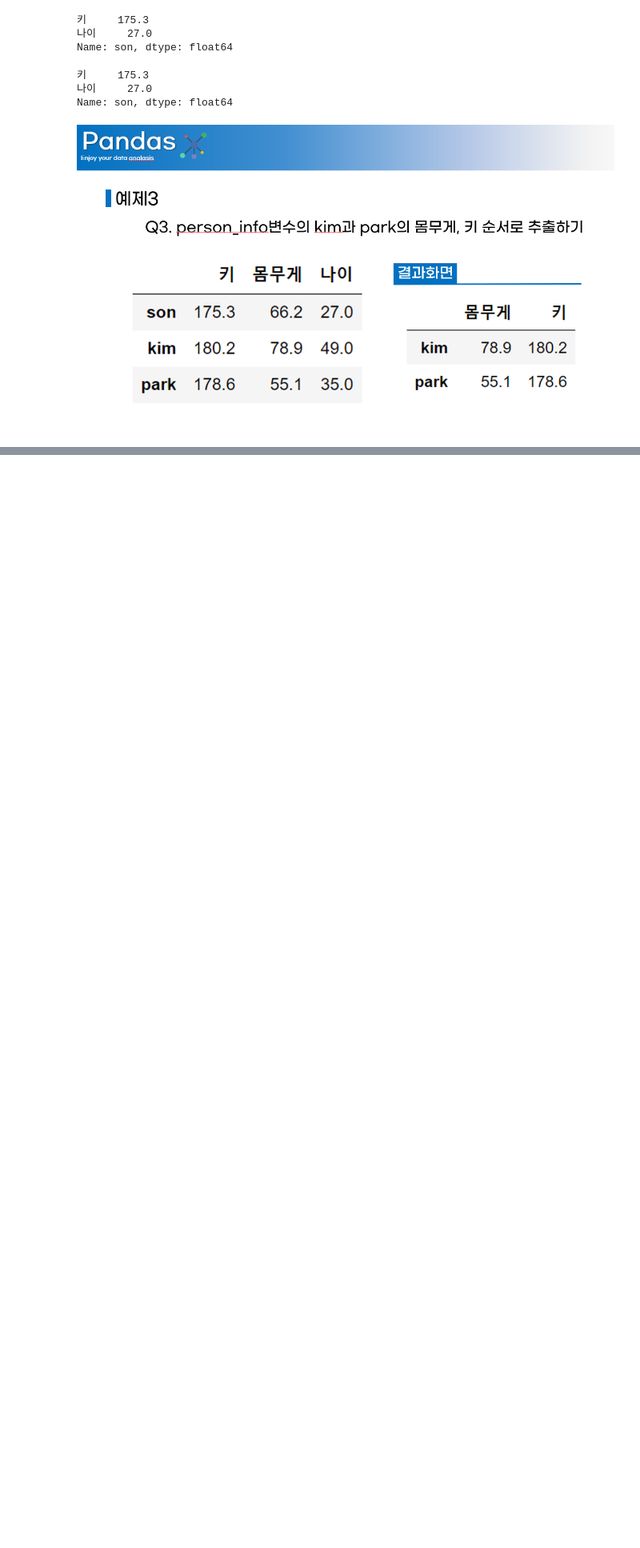
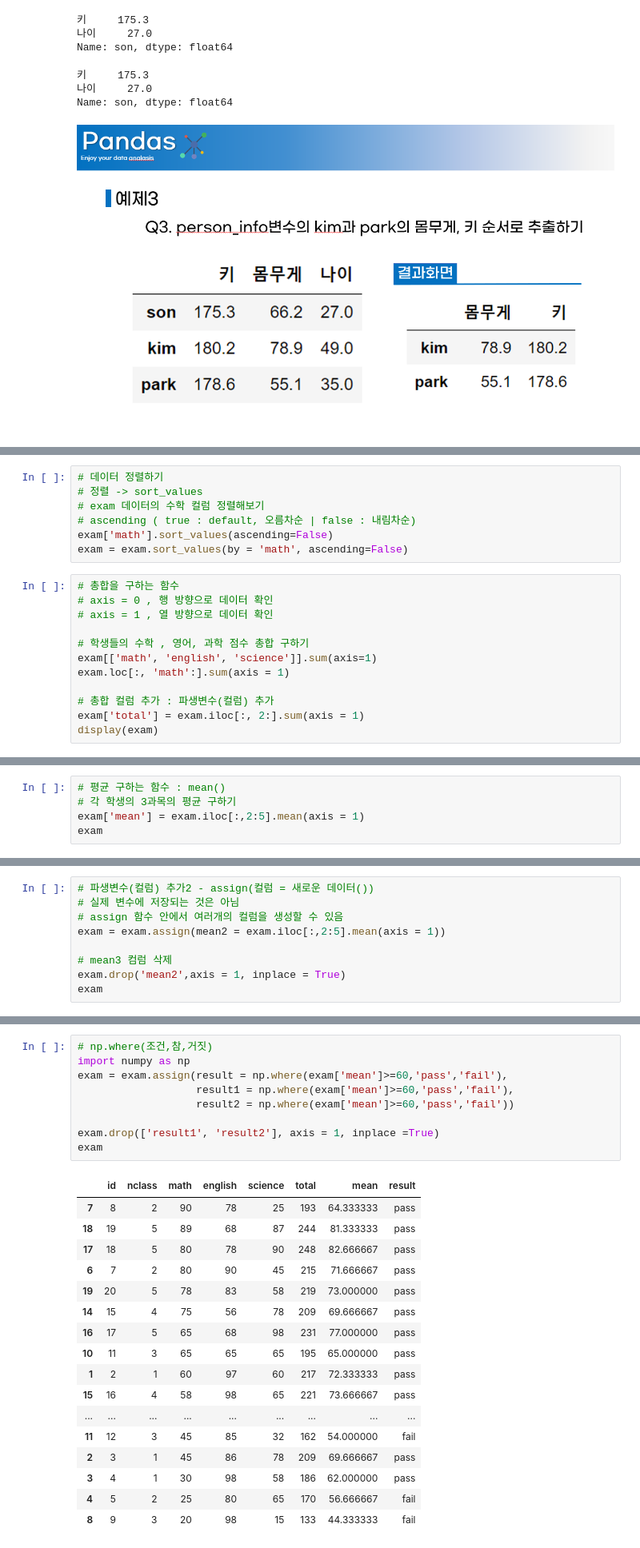
Before and after one commit to sentimentalhoon/MyPython, a Jupyter notebook: python_lib/ex_04_pands_module.ipynb, the cells around one changed output, grey strips where cells are left out. Shown at 80% size. Drawn from its saved outputs; the diff is of its cells as text; blank space fills up the shorter version.

```diff
--- a/python_lib/ex_04_pands_module.ipynb
+++ b/python_lib/ex_04_pands_module.ipynb
@@ -350,0 +498,19 @@ display(
+# %%
+# 데이터 정렬하기
+# 정렬 -> sort_values
+# exam 데이터의 수학 컬럼 정렬해보기
+# ascending ( true : default, 오름차순 | false : 내림차순)
+exam['math'].sort_values(ascending=False)
+exam = exam.sort_values(by = 'math', ascending=False)
+# %%
+# 총합을 구하는 함수
+# axis = 0 , 행 방향으로 데이터 확인
+# axis = 1 , 열 방향으로 데이터 확인
+
+# 학생들의 수학 , 영어, 과학 점수 총합 구하기
+exam[['math', 'english', 'science']].sum(axis=1)
+exam.loc[:, 'math':].sum(axis = 1)
+
+# 총합 컬럼 추가 : 파생변수(컬럼) 추가
+exam['total'] = exam.iloc[:, 2:].sum(axis = 1)
+display(exam)
@@ -350,0 +535,5 @@ display(
+# %%
+# 평균 구하는 함수 : mean()
+# 각 학생의 3과목의 평균 구하기
+exam['mean'] = exam.iloc[:,2:5].mean(axis = 1)
+exam
@@ -350,0 +558,9 @@ display(
+# %%
+# 파생변수(컬럼) 추가2 - assign(컬럼 = 새로운 데이터())
+# 실제 변수에 저장되는 것은 아님
+# assign 함수 안에서 여러개의 컬럼을 생성할 수 있음
+exam = exam.assign(mean2 = exam.iloc[:,2:5].mean(axis = 1))
+
+# mean3 컴럼 삭제
+exam.drop('mean2',axis = 1, inplace = True)
+exam
@@ -350,0 +585,27 @@ display(
+# %%
+# np.where(조건,참,거짓)
+import numpy as np
+exam = exam.assign(result = np.where(exam['mean']>=60,'pass','fail'),
+                   result1 = np.where(exam['mean']>=60,'pass','fail'),
+                   result2 = np.where(exam['mean']>=60,'pass','fail'))
+
+exam.drop(['result1', 'result2'], axis = 1, inplace =True)
+exam
+# %% [output]
+|  | id | nclass | math | english | science | total | mean | result |
+| 7 | 8 | 2 | 90 | 78 | 25 | 193 | 64.333333 | pass |
+| 18 | 19 | 5 | 89 | 68 | 87 | 244 | 81.333333 | pass |
+| 17 | 18 | 5 | 80 | 78 | 90 | 248 | 82.666667 | pass |
+| 6 | 7 | 2 | 80 | 90 | 45 | 215 | 71.666667 | pass |
+| 19 | 20 | 5 | 78 | 83 | 58 | 219 | 73.000000 | pass |
+| 14 | 15 | 4 | 75 | 56 | 78 | 209 | 69.666667 | pass |
+| 16 | 17 | 5 | 65 | 68 | 98 | 231 | 77.000000 | pass |
+| 10 | 11 | 3 | 65 | 65 | 65 | 195 | 65.000000 | pass |
+| 1 | 2 | 1 | 60 | 97 | 60 | 217 | 72.333333 | pass |
+| 15 | 16 | 4 | 58 | 98 | 65 | 221 | 73.666667 | pass |
+| ... | ... | ... | ... | ... | ... | ... | ... | ... |
+| 11 | 12 | 3 | 45 | 85 | 32 | 162 | 54.000000 | fail |
+| 2 | 3 | 1 | 45 | 86 | 78 | 209 | 69.666667 | pass |
+| 3 | 4 | 1 | 30 | 98 | 58 | 186 | 62.000000 | pass |
+| 4 | 5 | 2 | 25 | 80 | 65 | 170 | 56.666667 | fail |
+| 8 | 9 | 3 | 20 | 98 | 15 | 133 | 44.333333 | fail |
```
Also changed, not shown: parts of 40 cells of this notebook, 6 other files.
